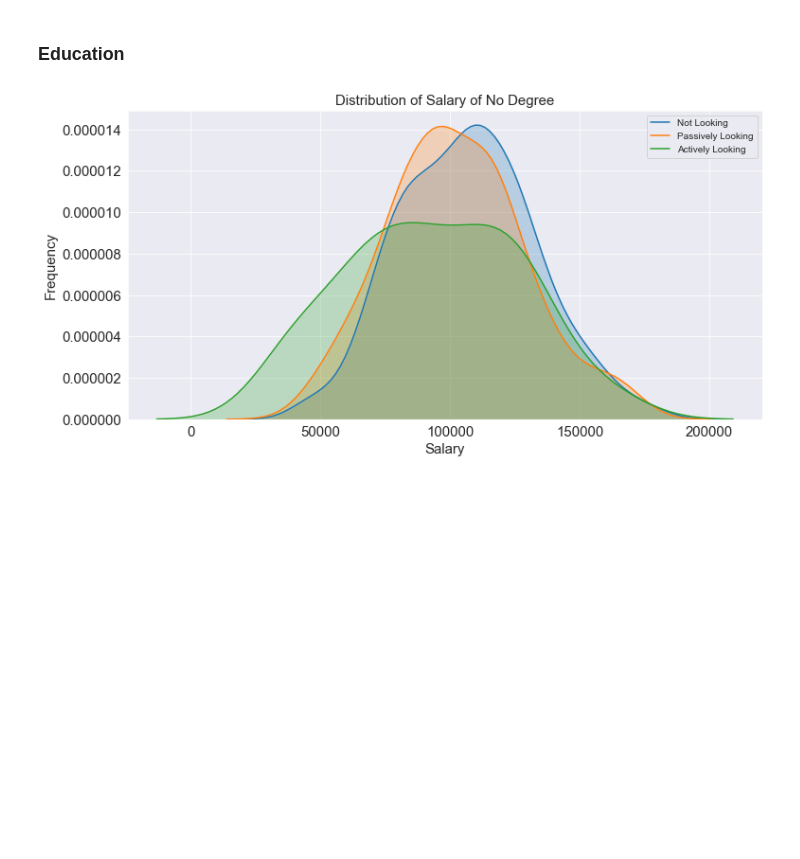
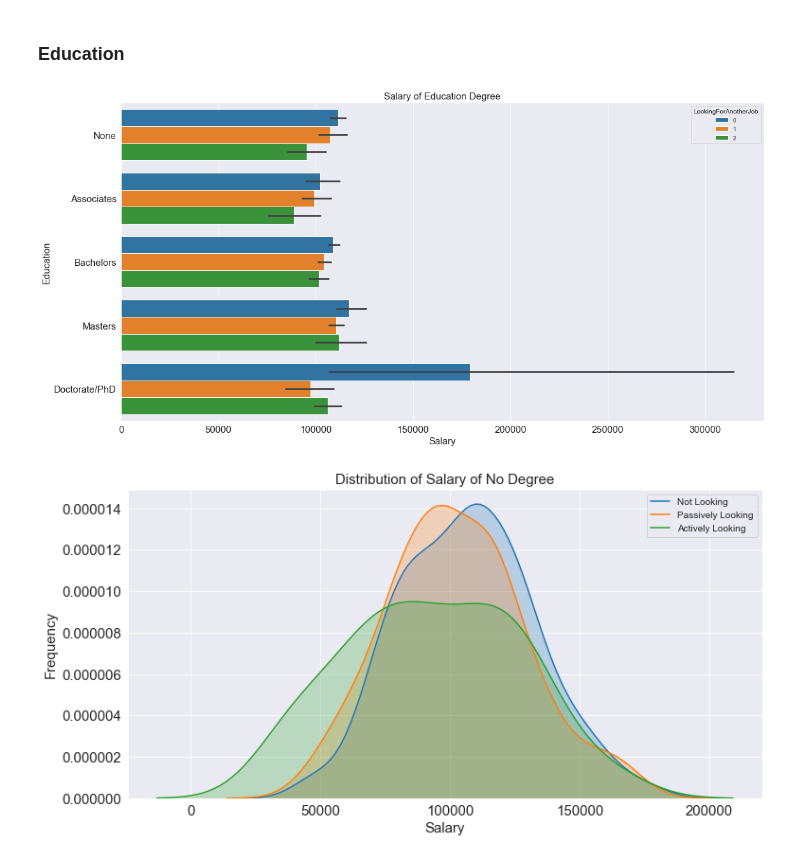
Before and after one commit to unit-00/data-professionals, a Jupyter notebook: salary_analysis.ipynb, the cells around one changed output. Saved outputs shown, nothing was run; the diff lists cells and outputs as text; code cells hidden in the pictures; blank space fills up the shorter version.

```diff
--- a/salary_analysis.ipynb
+++ b/salary_analysis.ipynb
@@ -220,6 +230,19 @@ al_cleaned = us_cleaned[us_cleaned['LookingForAnotherJob'] == 2]
 edu = ['None', 'Associates', 'Bachelors', 'Masters', 'Doctorate/PhD']
 # %%
 all_edu = [(nl_salary_adj[nl_cleaned['Education'] == e], pl_salary_adj[pl_cleaned['Education'] == e], al_salary_adj[al_cleaned['Education'] == e])for e in edu]
+# %%
+fig, ax = plt.subplots(figsize=(16, 8))
+
+sns.barplot(ax=ax, x='SalaryUSD', y='Education', hue='LookingForAnotherJob', data=us_cleaned, order=['None', 'Associates', 'Bachelors', 'Masters', 'Doctorate/PhD'])
+
+ax.set_xlabel('Salary', fontsize=15)
+ax.set_ylabel('Education', fontsize=15)
+ax.tick_params(axis='both', which='major', labelsize=15)
+ax.set_title('Salary of Education Degree', fontsize=15)
+
+fig.tight_layout()
+# %% [output]
+[figure, added]
 # %%
 fig, ax = plt.subplots(figsize=(12, 6))
 plot_kde(ax, all_edu[0][0], all_edu[0][1], all_edu[0][2], xlabel='Salary', ylabel='Frequency',
```
Also changed, not shown: parts of 15 cells of this notebook, 12 other files.
